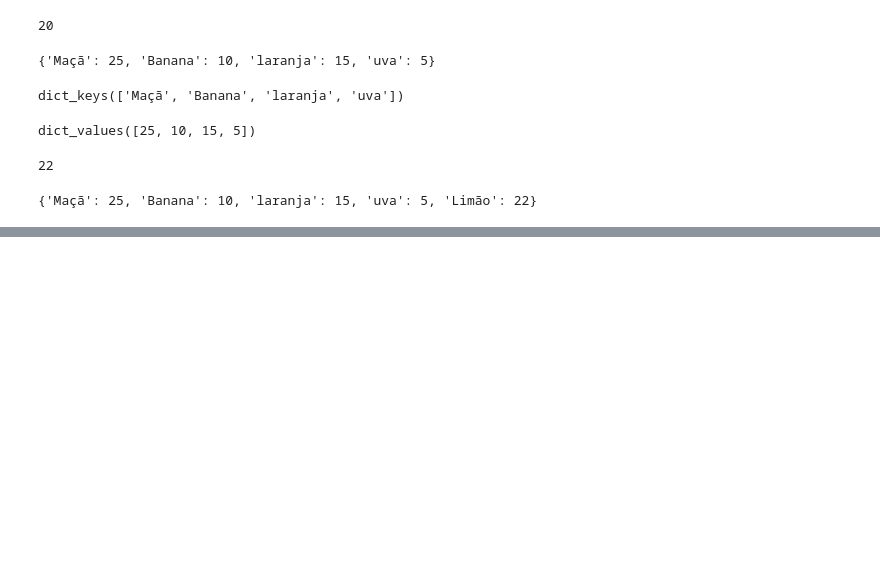
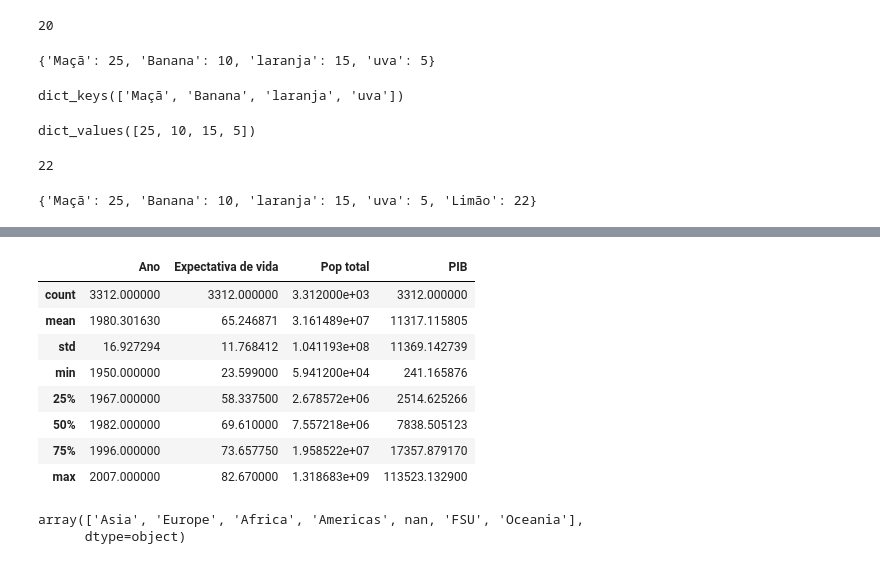
Before and after one commit to JosenildoVicente/analise-de-dados-com-python-e-pandas, a Jupyter notebook: analise_dio.ipynb, the cells around one changed output, grey strips where cells are left out. Drawn from its saved outputs; the diff is of its cells as text; code cells hidden in the pictures; blank space fills up the shorter version.

```diff
--- a/analise_dio.ipynb
+++ b/analise_dio.ipynb
@@ -210,0 +276,17 @@ dc
+# %%
+df.describe()
+# %% [output]
+|  | Ano | Expectativa de vida | Pop total | PIB |
+| count | 3312.000000 | 3312.000000 | 3.312000e+03 | 3312.000000 |
+| mean | 1980.301630 | 65.246871 | 3.161489e+07 | 11317.115805 |
+| std | 16.927294 | 11.768412 | 1.041193e+08 | 11369.142739 |
+| min | 1950.000000 | 23.599000 | 5.941200e+04 | 241.165876 |
+| 25% | 1967.000000 | 58.337500 | 2.678572e+06 | 2514.625266 |
+| 50% | 1982.000000 | 69.610000 | 7.557218e+06 | 7838.505123 |
+| 75% | 1996.000000 | 73.657750 | 1.958522e+07 | 17357.879170 |
+| max | 2007.000000 | 82.670000 | 1.318683e+09 | 113523.132900 |
+# %%
+df['Continente'].unique()
+# %% [output]
+array(['Asia', 'Europe', 'Africa', 'Americas', nan, 'FSU', 'Oceania'],
+      dtype=object)
```
Also changed, not shown: parts of 15 cells of this notebook.
